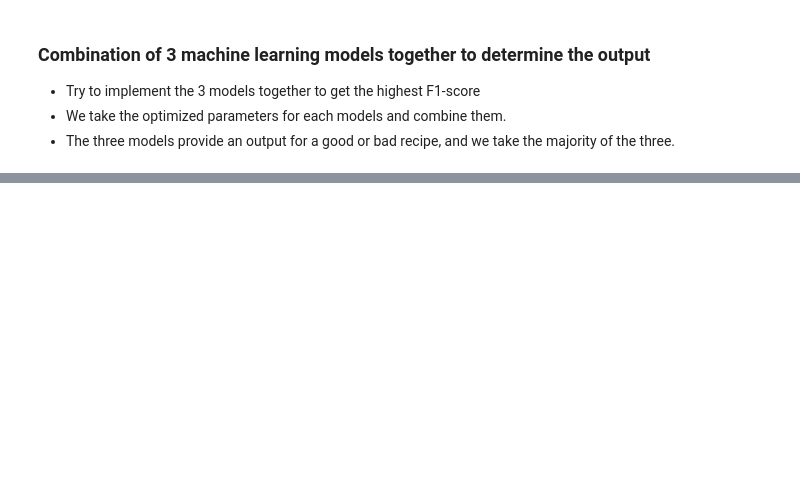
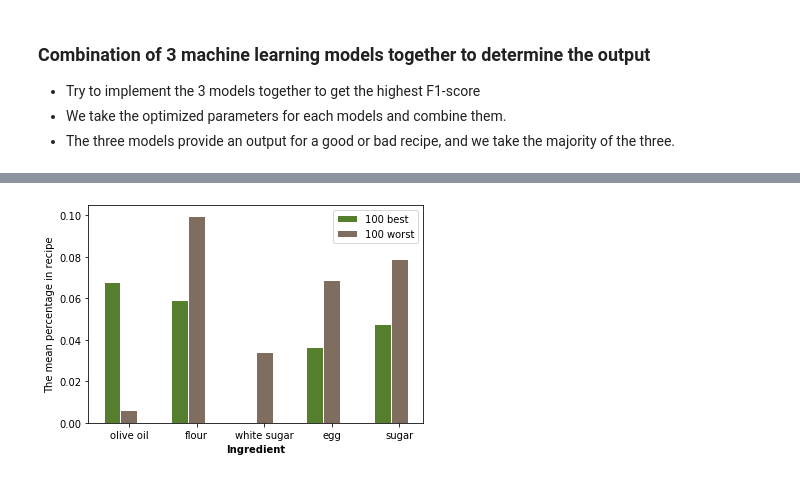
Before and after one commit to lautenba/ADA_pADAwan_Project, a Jupyter notebook: project.ipynb, the cells around one changed output, grey strips where cells are left out. Saved outputs shown, nothing was run; the diff lists cells and outputs as text; code cells hidden in the pictures; blank space fills up the shorter version.

```diff
--- a/project.ipynb
+++ b/project.ipynb
@@ -1562,0 +1572,43 @@ For the binary Dataframe the f1-score using neural network is: 0.557765149992900
+# %%
+sortedRecipe = Ranking_ingredients_quantity.sort_values(by='Ranking',ascending=False).copy()
+numRecipeTaken=100
+best_recipe = sortedRecipe[0:numRecipeTaken]
+worst_recipe = sortedRecipe[len(sortedRecipe)-numRecipeTaken:len(sortedRecipe)]
+
+#sum every row
+averageQuantBest =  best_recipe[best_recipe.columns[2:-1]].mean()
+averageQuantworst =  worst_recipe[worst_recipe.columns[2:-1]].mean()
+difference = np.abs(averageQuantBest-averageQuantworst)
+
+#The heishest for averageQuantBest
+difference = difference.sort_values(ascending=False).copy()
+
+#Take only the 5 best of Best
+averageQuantBest = averageQuantBest[difference.index[0:5]]
+averageQuantworst = averageQuantworst[averageQuantBest.index]
+# set width of bar
+barWidth = 0.25
+
+# set height of bar
+bars1 = [12, 30, 1, 8, 22]
+bars2 = [28, 6, 16, 5, 10]
+bars3 = [29, 3, 24, 25, 17]
+
+# Set position of bar on X axis
+r1 = np.arange(len(averageQuantBest))
+r2 = [x + barWidth for x in r1]
+r3 = [x + barWidth for x in r2]
+
+# Make the plot
+plt.bar(r1, averageQuantBest.values, color='#557f2d', width=barWidth, edgecolor='white', label='100 best')
+plt.bar(r2, averageQuantworst.values, color='#7f6d5f', width=barWidth, edgecolor='white', label='100 worst')
+ #7f6d5f
+# Add xticks on the middle of the group bars
+plt.xlabel('Ingredient', fontweight='bold')
+plt.xticks([r + barWidth for r in range(len(averageQuantBest))], averageQuantBest.index.values.tolist())
+plt.ylabel('The mean percentage in recipe')
+# Create legend & Show graphic
+plt.legend()
+plt.show()
+# %% [output]
+[figure, added]
```
Also changed, not shown: parts of 27 cells of this notebook.
